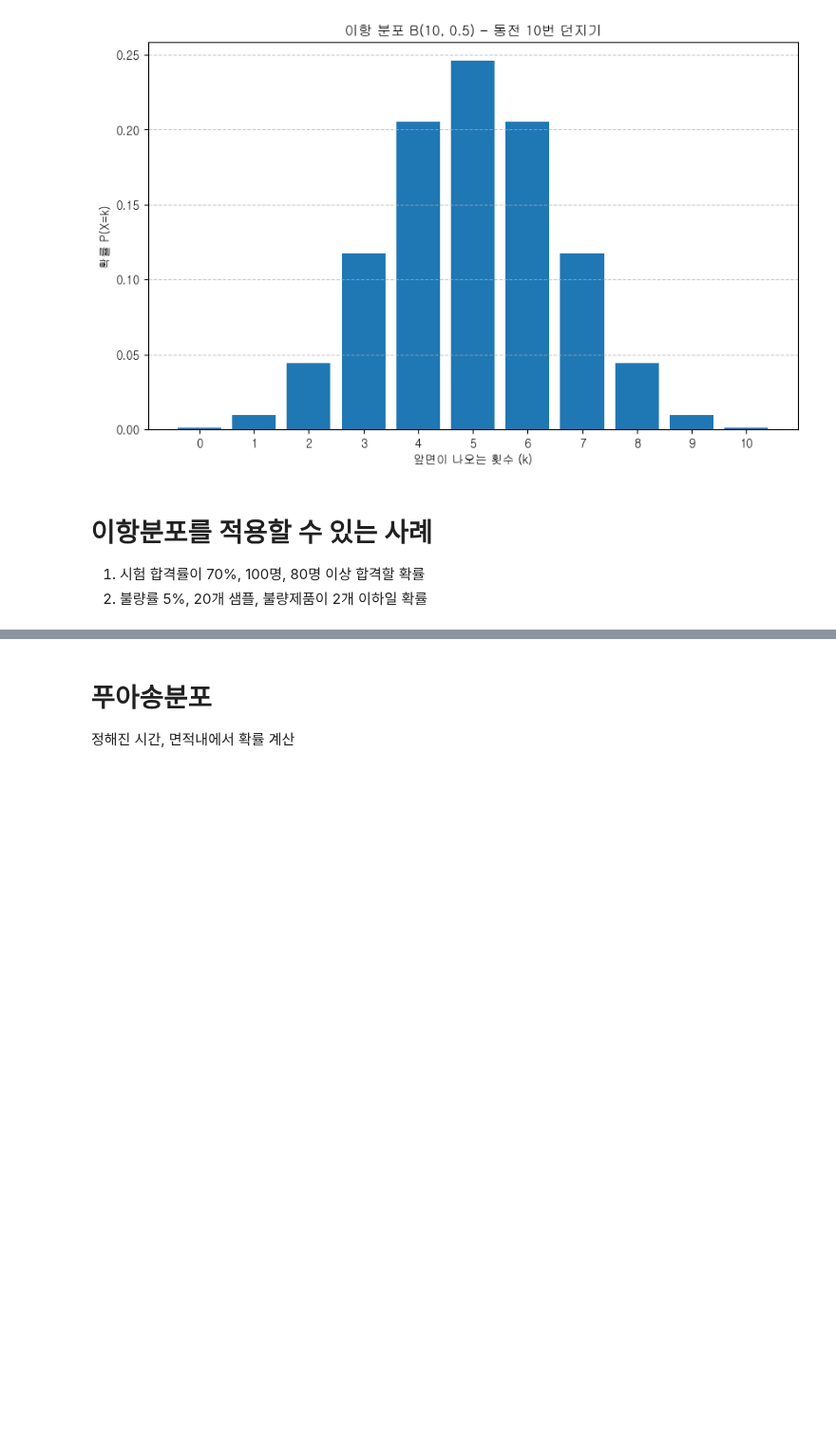
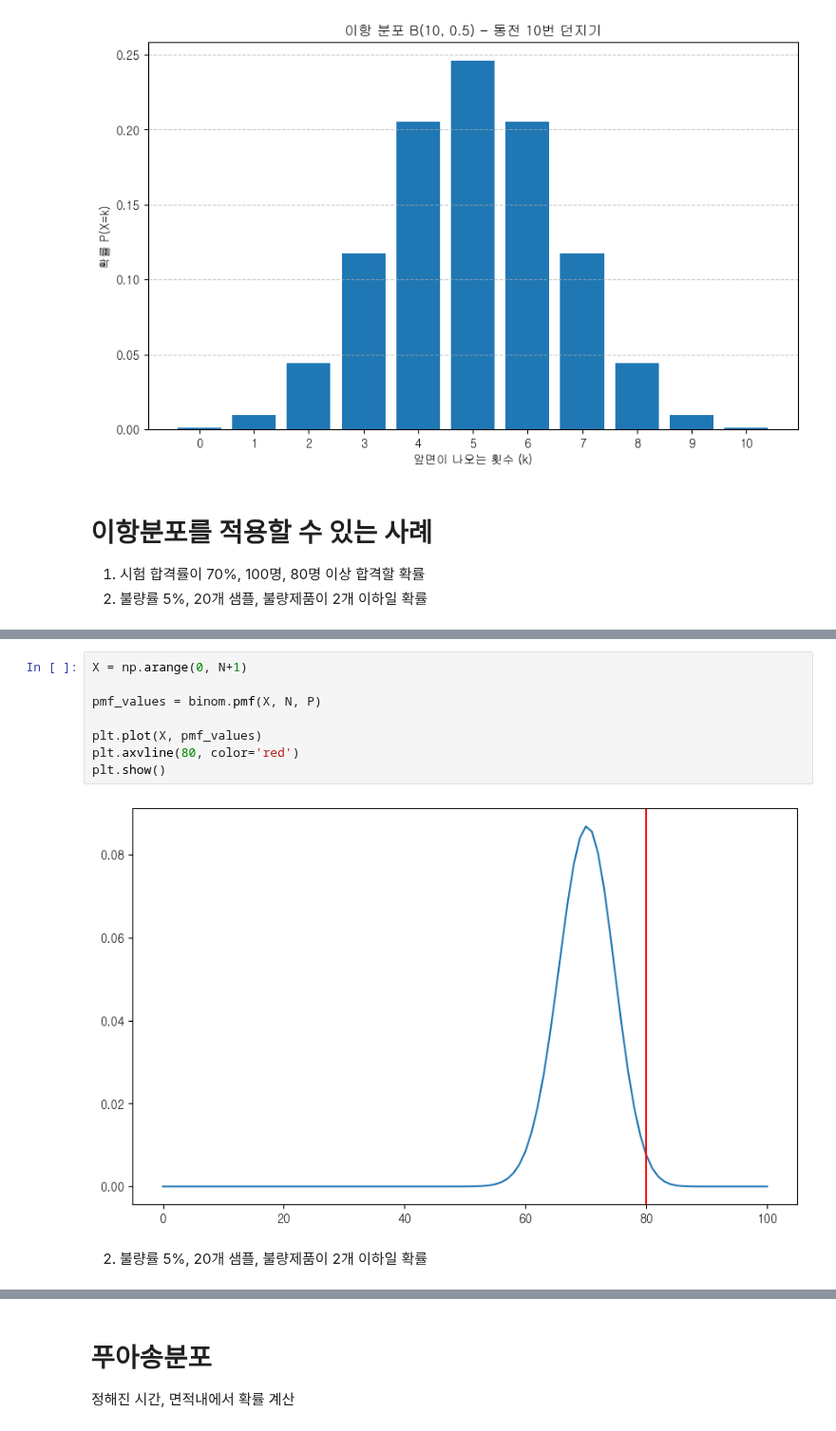
Before and after one commit to yleessam/hipython_rep, a Jupyter notebook: 24_확률분포.ipynb, the cells around one changed output, grey strips where cells are left out. Shown at 95% size. Saved outputs shown, nothing was run; the diff lists cells and outputs as text; blank space fills up the shorter version.

```diff
--- a/24_확률분포.ipynb
+++ b/24_확률분포.ipynb
@@ -123,0 +157,12 @@ plt.show()
+# %%
+X = np.arange(0, N+1)
+
+pmf_values = binom.pmf(X, N, P)
+
+plt.plot(X, pmf_values)
+plt.axvline(80, color='red')
+plt.show()
+# %% [output]
+[figure, added]
+# %% [markdown]
+2. 불량률 5%, 20개 샘플, 불량제품이 2개 이하일 확률
```
Also changed, not shown: parts of 7 cells of this notebook.
